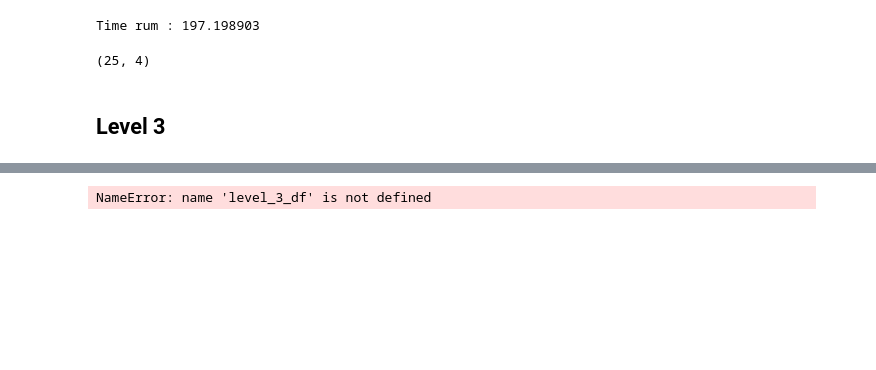
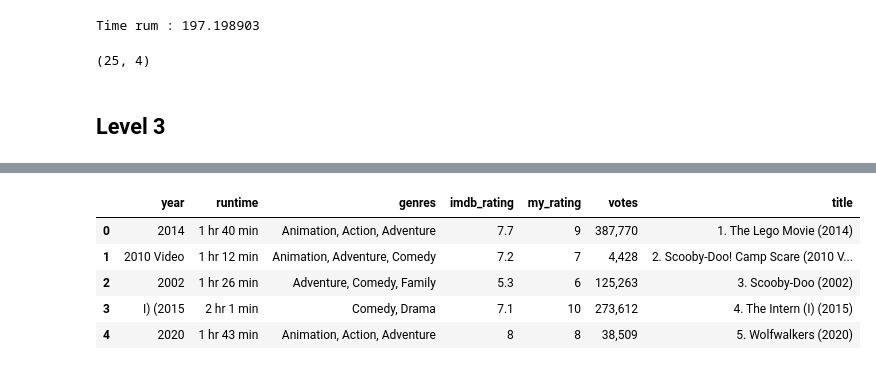
Before and after one commit to dont-4get-me-men/newageTestTask, a Jupyter notebook: TestTask.ipynb, the cells around one changed output, grey strips where cells are left out. Cells and saved outputs as stored; diff of their text form; code cells hidden in the pictures; blank space fills up the shorter version.

```diff
--- a/TestTask.ipynb
+++ b/TestTask.ipynb
@@ -257,7 +272,13 @@ for title,movie_info in zip(titles,movie_objects):
     dict['title'] = title.text
     movies_desc.append(dict)
 # %%
-driver.close()
+level_3_df = pd.DataFrame.from_records(movies_desc)
+level_3_df['genres'] = level_3_df['genres'].apply(lambda x: ",".join(x))
 level_3_df.head()
 # %% [output]
-NameError: name 'level_3_df' is not defined
+|  | year | runtime | genres | imdb_rating | my_rating | votes | title |
+| 0 | 2014 | 1 hr 40 min | Animation, Action, Adventure | 7.7 | 9 | 387,770 | 1. The Lego Movie (2014) |
+| 1 | 2010 Video | 1 hr 12 min | Animation, Adventure, Comedy | 7.2 | 7 | 4,428 | 2. Scooby-Doo! Camp Scare (2010 V... |
+| 2 | 2002 | 1 hr 26 min | Adventure, Comedy, Family | 5.3 | 6 | 125,263 | 3. Scooby-Doo (2002) |
+| 3 | I) (2015 | 2 hr 1 min | Comedy, Drama | 7.1 | 10 | 273,612 | 4. The Intern (I) (2015) |
+| 4 | 2020 | 1 hr 43 min | Animation, Action, Adventure | 8 | 8 | 38,509 | 5. Wolfwalkers (2020) |
```
Also changed, not shown: parts of 6 cells of this notebook.
